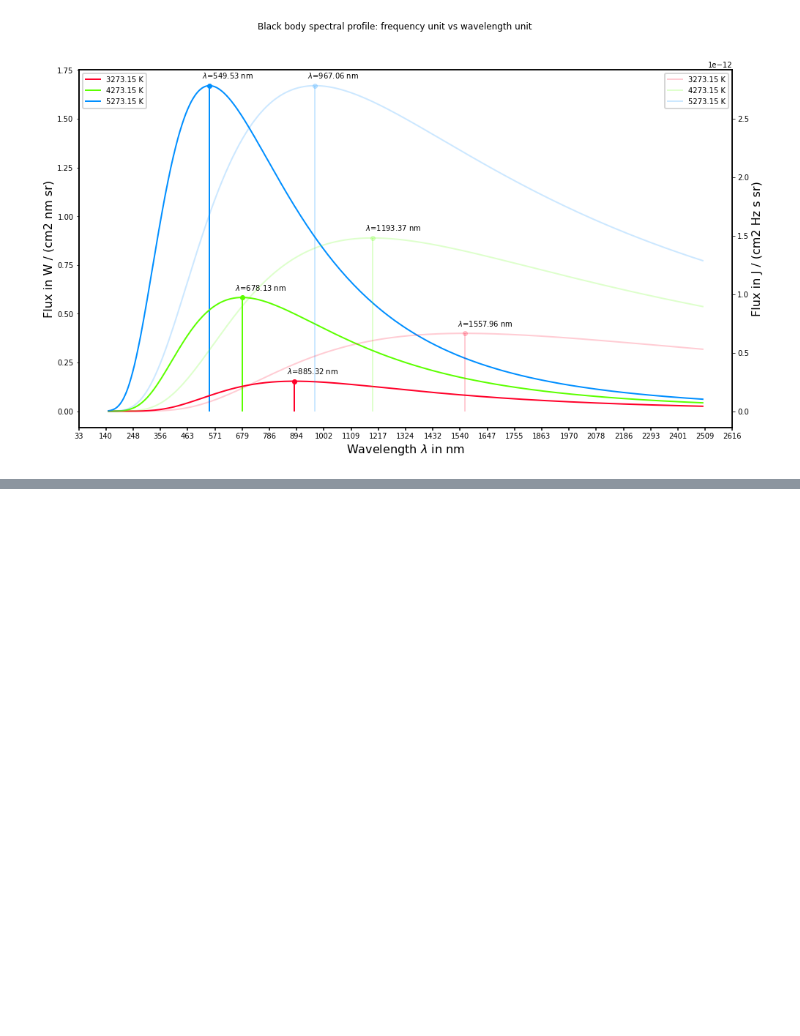
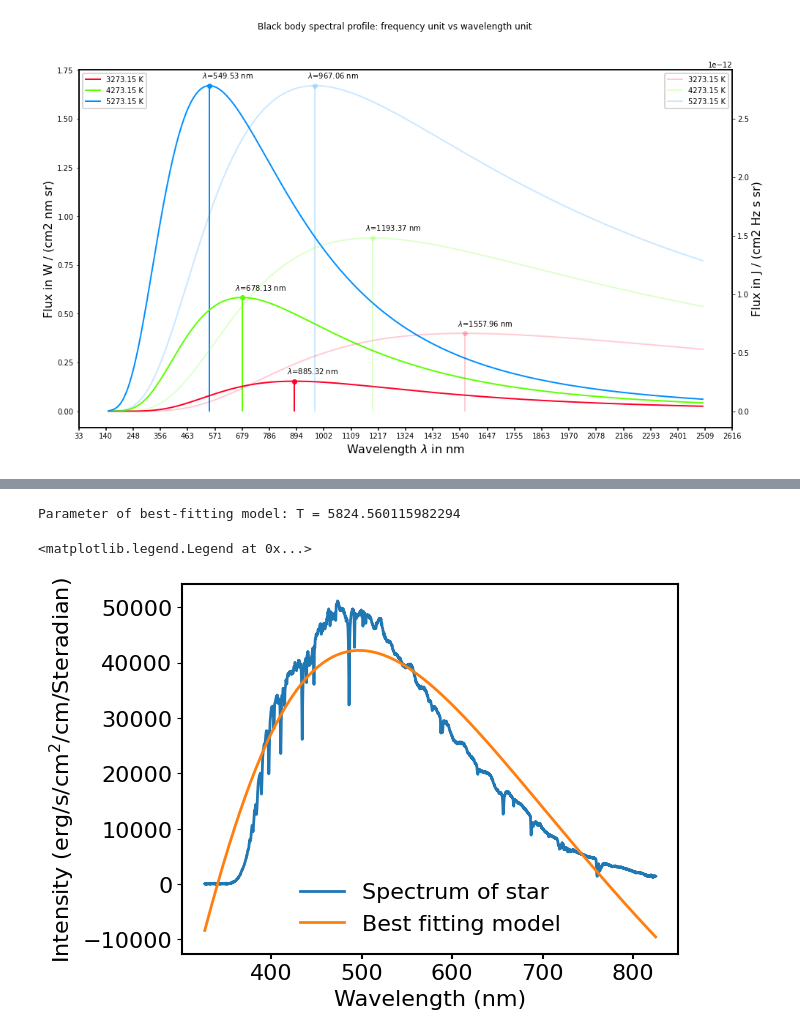
Before and after one commit to gnthibault/Optimisation-Python, a Jupyter notebook: Physics101Plancklaw.ipynb, the cells around one changed output, grey strips where cells are left out. Drawn from its saved outputs; the diff is of its cells as text; code cells hidden in the pictures; blank space fills up the shorter version.

```diff
--- a/Physics101Plancklaw.ipynb
+++ b/Physics101Plancklaw.ipynb
@@ -156,0 +319,69 @@ plt.show()
+# %%
+def blackbody_lam(lam, T):
+    """ Blackbody as a function of wavelength (nm) and temperature (K).
+    returns units of erg/s/cm^2/cm/Steradian
+    """
+    from scipy.constants import h,k,c
+    lam = 1e-9 * lam # convert to meters
+    return 2*h*c**2 / (lam**5 * (np.exp(h*c / (lam*k*T)) - 1))
+
+wa = spec.spectral_axis.to(u.nm).value   # wavelengths in nm
+y  = spec.flux.to(u.Jy).value
+
+# plot the input model and synthetic data
+
+plt.figure()
+plt.plot(wa, y, ls='-', lw=2, label='Spectrum of star')
+plt.xlabel('Wavelength (nm)')
+plt.ylabel('Intensity (erg/s/cm$^2$/cm/Steradian)')
+
+# fit two blackbodies to the synthetic data
+
+def func(wa, T, offset, scaling):
+    return blackbody_lam(wa, T)* scaling + offset
+
+# Note the initial guess values for T1 and T2 (p0 keyword below). They
+# are quite different to the known true values, but not *too*
+# different. If these are too far away from the solution curve_fit()
+# will not be able to find a solution. This is not a Python-specific
+# problem, it is true for almost every fitting algorithm for
+# non-linear models. The initial guess is important!
+
+# Initial estimate for noise rms pointwise
+sigmaInit = np.ones_like(y)*np.std(y)*0.01
+# Initial estimate for T, scaling and offset
+Tinit = 9000
+yinit = func(wa, T=Tinit, offset=0, scaling=1)
+offsetInit = 0
+scalingInit = np.mean(y/yinit)
+# Run optimization
+for i in range(100):
+    popt, pcov = curve_fit(func, wa, y, p0=(Tinit, offsetInit, scalingInit), sigma=sigmaInit)
+    Tinit, offsetInit, scalingInit = popt
+    sigmaInit = np.abs(y-func(wa, Tinit, offsetInit, scalingInit))
+
+# get the best fitting parameter values and their 1 sigma errors
+# (assuming the parameters aren't strongly correlated).
+bestT, bestOffset, bestScaling = popt
+sigmaT = np.sqrt(np.diag(pcov))
+
+ybest = func(wa, bestT, bestOffset, bestScaling)
+
+print(f"Parameter of best-fitting model: T = {bestT}")
+
+# degrees_of_freedom = len(wa) - 2
+# resid = (y - func(wa, *popt)) / sigma
+# chisq = np.dot(resid, resid)
+
+# print(degrees_of_freedom, 'dof')
+# print('chi squared %.2f' % chisq)
+# print('nchi2 %.2f' % (chisq / degrees_of_freedom))
+
+# plot the solution
+plt.plot(wa, ybest, label='Best fitting model')
+plt.legend(frameon=False)
+#plt.savefig('fit_bb.png')
+# %% [output]
+Parameter of best-fitting model: T = 5824.560115982294
+<matplotlib.legend.Legend at 0x...>
+[figure, added]
```
Also changed, not shown: parts of 15 cells of this notebook, 1 other file.
